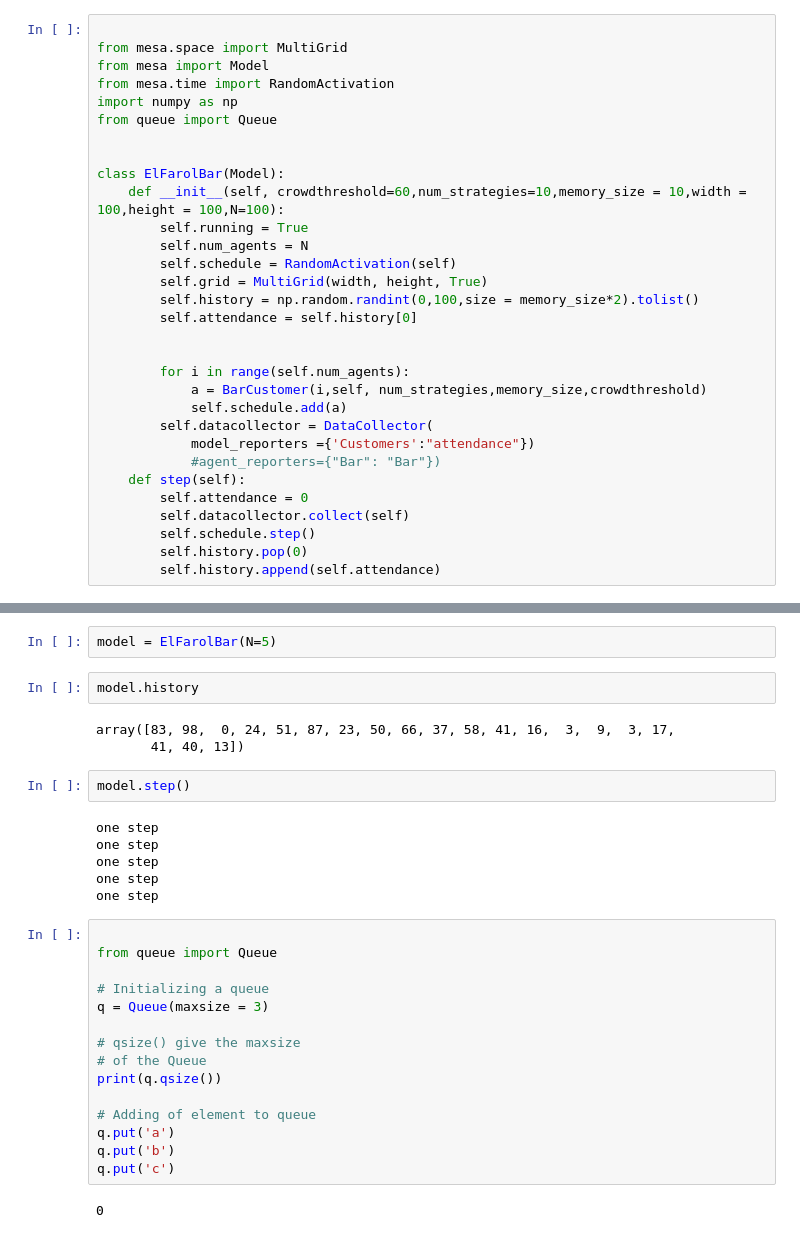
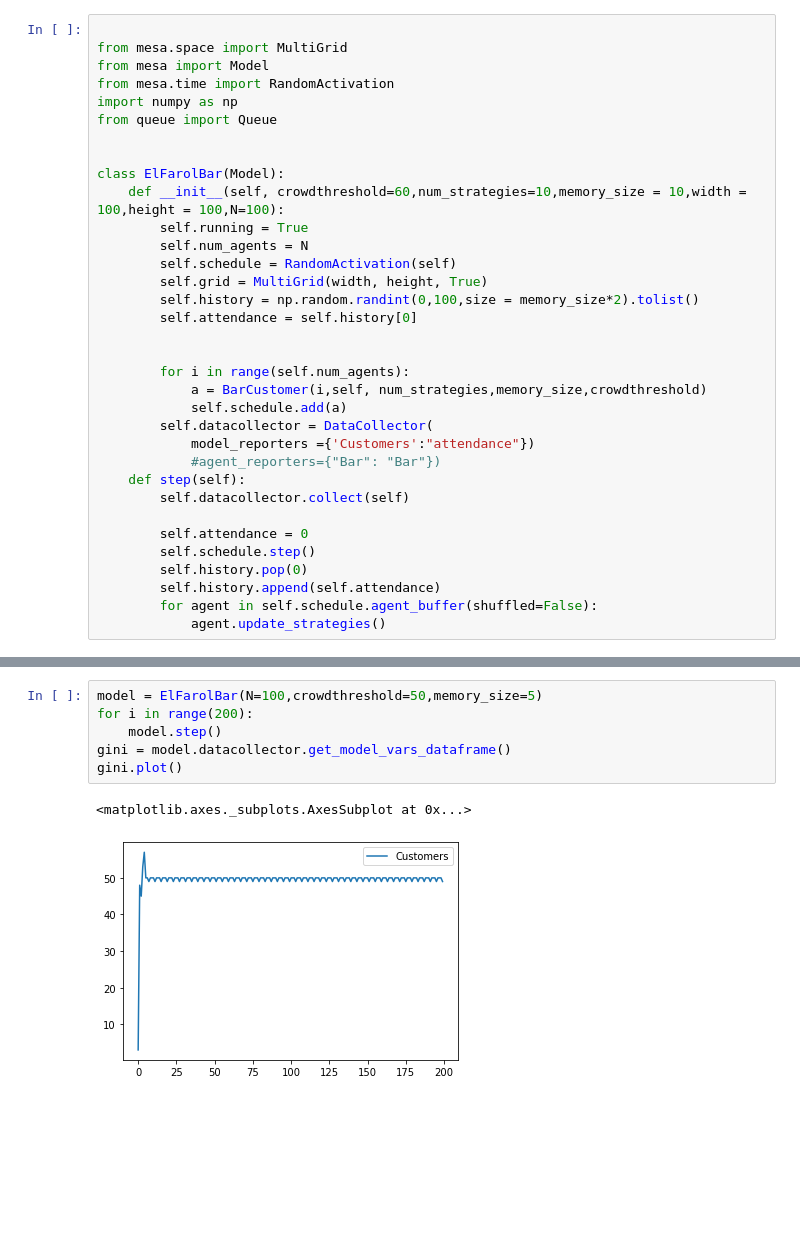
Before and after one commit to projectmesa/mesa, a Jupyter notebook: examples/el_farol/el_farol/el_farol.ipynb, the cells around one changed output, grey strips where cells are left out. Cells and saved outputs as stored; diff of their text form; blank space fills up the shorter version.

```diff
--- a/examples/el_farol/el_farol/el_farol.ipynb
+++ b/examples/el_farol/el_farol/el_farol.ipynb
@@ -24,11 +24,14 @@ class ElFarolBar(Model):
             model_reporters ={'Customers':"attendance"})
             #agent_reporters={"Bar": "Bar"})
     def step(self):
+        self.datacollector.collect(self)
+
         self.attendance = 0
-        self.datacollector.collect(self)
         self.schedule.step()
         self.history.pop(0)
         self.history.append(self.attendance)
+        for agent in self.schedule.agent_buffer(shuffled=False):
+            agent.update_strategies()
 # %%
 from mesa import Agent
 from mesa.datacollection import DataCollector
@@ -69,32 +74,9 @@ class BarCustomer(Agent):
-# %%
-model = ElFarolBar(N=5)
-# %%
-model.history
-# %% [output]
-array([83, 98,  0, 24, 51, 87, 23, 50, 66, 37, 58, 41, 16,  3,  9,  3, 17,
-       41, 40, 13])
-# %%
-model.step()
-# %% [output]
-one step
-one step
-one step
-one step
-one step
-# %%
-
-from queue import Queue
-
-# Initializing a queue
-q = Queue(maxsize = 3)
-
-# qsize() give the maxsize
-# of the Queue
-print(q.qsize())
-
-# Adding of element to queue
-q.put('a')
-q.put('b')
-q.put('c')
-# %% [output]
-0
+# %%
+model = ElFarolBar(N=100,crowdthreshold=50,memory_size=5)
+for i in range(200):
+    model.step()
+gini = model.datacollector.get_model_vars_dataframe()
+gini.plot()
+# %% [output]
+<matplotlib.axes._subplots.AxesSubplot at 0x...>
+[figure, added]
```
Also changed, not shown: parts of 4 cells of this notebook.
